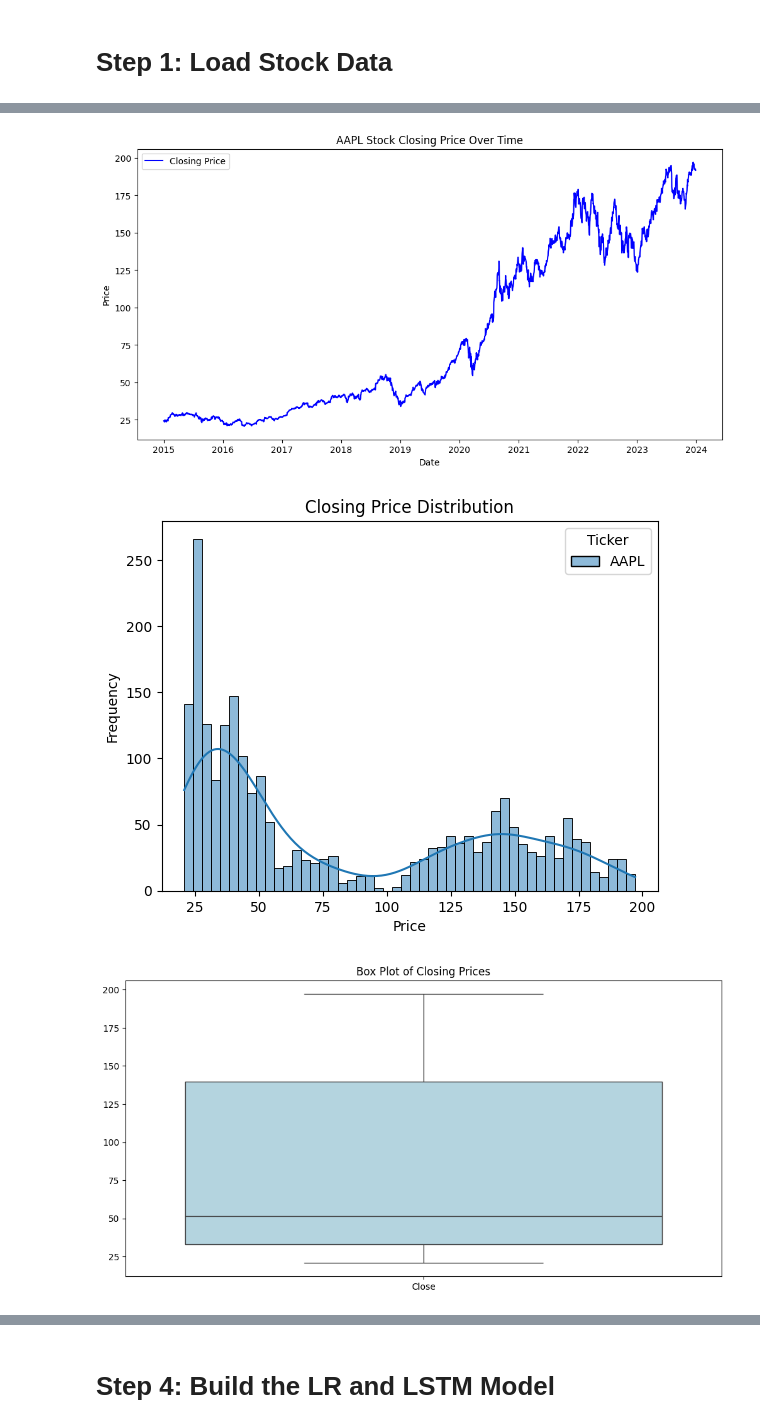
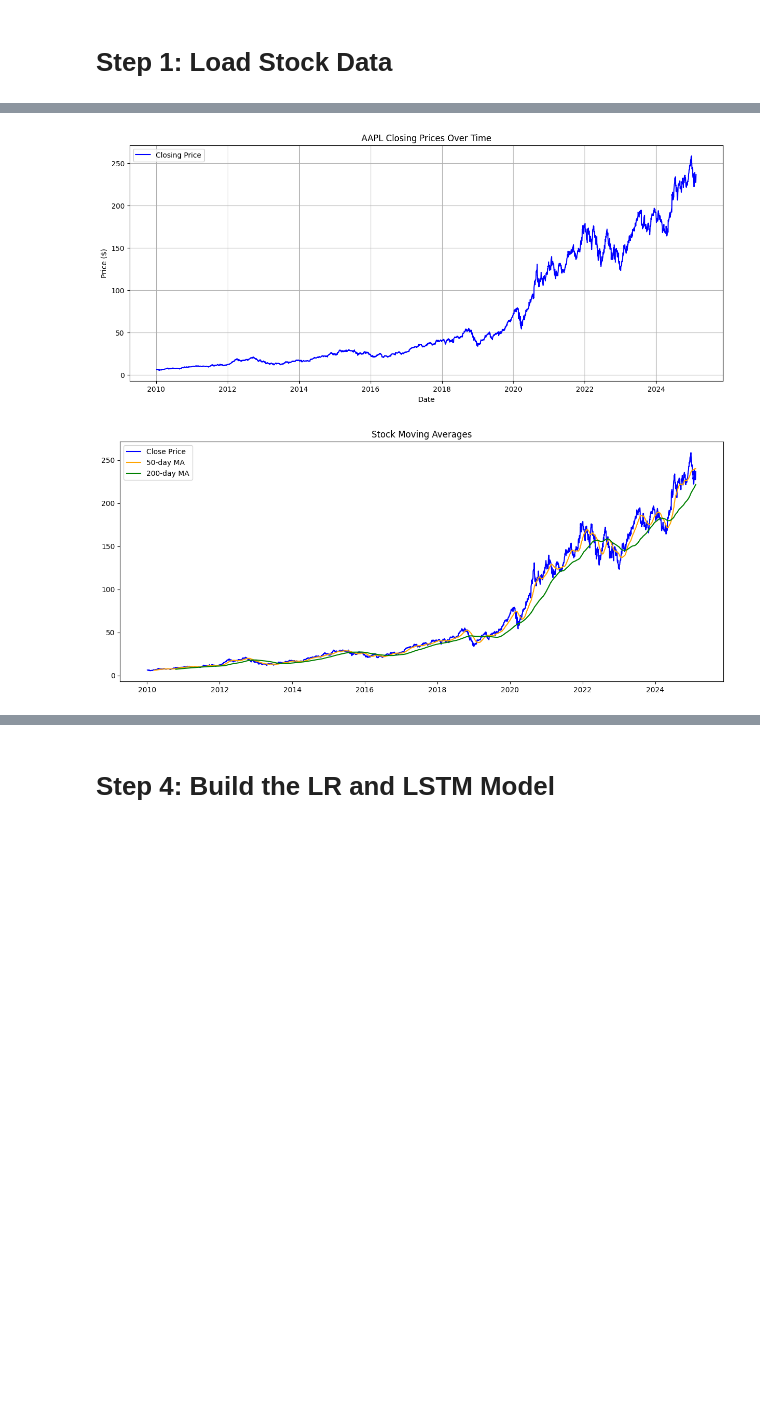
Before and after one commit to its-rlee/StockTrendPredictor, a Jupyter notebook: notebooks/model_training.ipynb, the cells around one changed output, grey strips where cells are left out. Cells and saved outputs as stored; diff of their text form; code cells hidden in the pictures; blank space fills up the shorter version.

```diff
--- a/notebooks/model_training.ipynb
+++ b/notebooks/model_training.ipynb
@@ -28,0 +24,15 @@ data = stock[['Close']].values  # Use only closing prices
+# %%
+# Set random seed for reproducibility
+np.random.seed(42)
+tf.random.set_seed(42)
+
+# Define parameters
+ticker = "AAPL"
+start_date = "2010-01-01"
+end_date = pd.Timestamp.today().strftime('%Y-%m-%d')
+lookback = 200
+future_days = 30
+
+# Download stock data
+print(f"Downloading data for {ticker}...")
+stock = yf.download(ticker, start=start_date, end=end_date)
@@ -31,25 +44,25 @@ data = stock[['Close']].values  # Use only closing prices
 # %%
 # Exploratory Data Analysis (EDA)
-plt.figure(figsize=(12, 6))
+plt.figure(figsize=(15, 6))
 plt.plot(stock['Close'], label='Closing Price', color='blue')
-plt.title(f'{ticker} Stock Closing Price Over Time')
+plt.title(f'{ticker} Closing Prices Over Time')
 plt.xlabel('Date')
-plt.ylabel('Price')
+plt.ylabel('Price ($)')
 plt.legend()
+plt.grid()
 plt.show()
 
-sns.histplot(stock['Close'], bins=50, kde=True, color='blue')
-plt.title('Closing Price Distribution')
-plt.xlabel('Price')
-plt.ylabel('Frequency')
+# Moving Averages
+stock['50_MA'] = stock['Close'].rolling(window=50).mean()
+stock['200_MA'] = stock['Close'].rolling(window=200).mean()
+plt.figure(figsize=(15, 6))
+plt.plot(stock['Close'], label='Close Price', color='blue')
+plt.plot(stock['50_MA'], label='50-day MA', color='orange')
+plt.plot(stock['200_MA'], label='200-day MA', color='green')
+plt.legend()
+plt.title('Stock Moving Averages')
 plt.show()
-
-plt.figure(figsize=(12, 6))
-sns.boxplot(data=stock[['Close']], color='lightblue')
-plt.title('Box Plot of Closing Prices')
-plt.show()
 # %% [output]
-[figure, old version]
+[figure, new version]
-[figure, old version]
+[figure, new version]
-[figure, removed]
 # %% [markdown]
```
Also changed, not shown: parts of 10 cells of this notebook.
